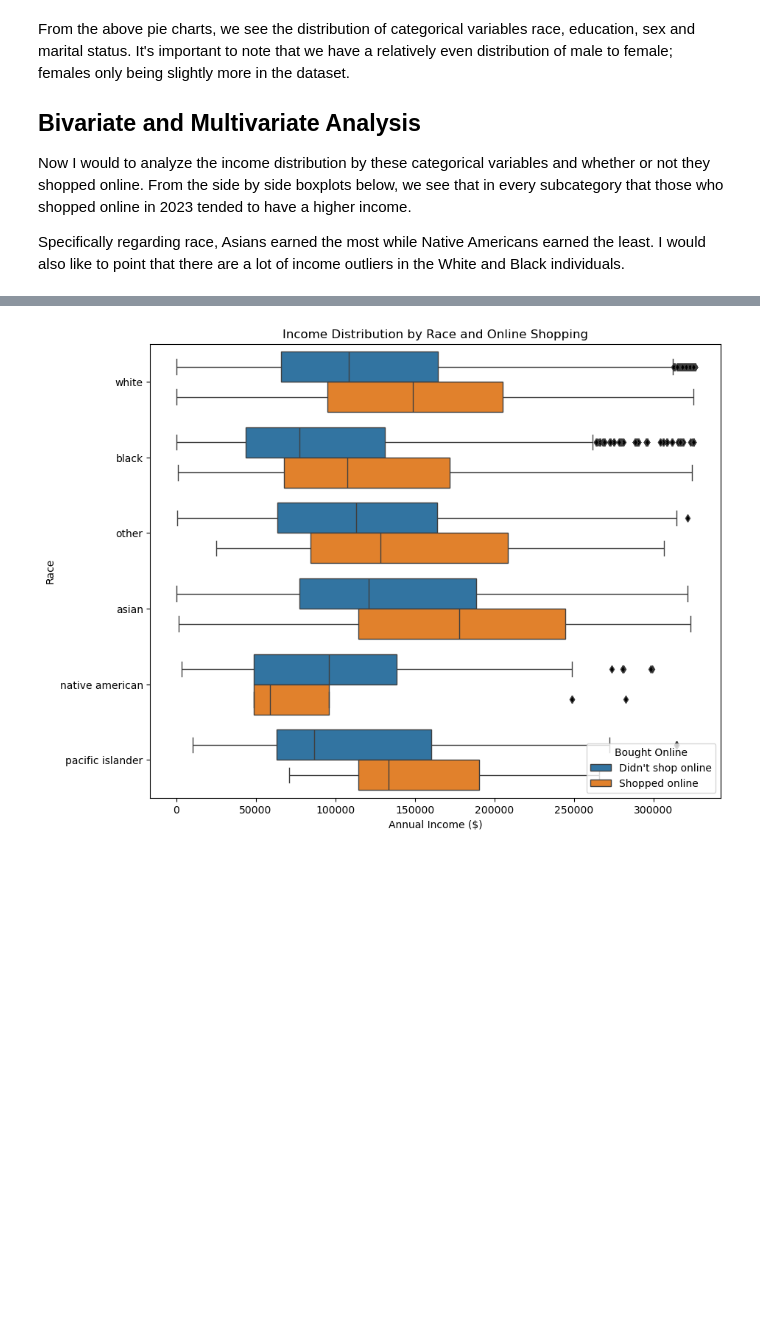
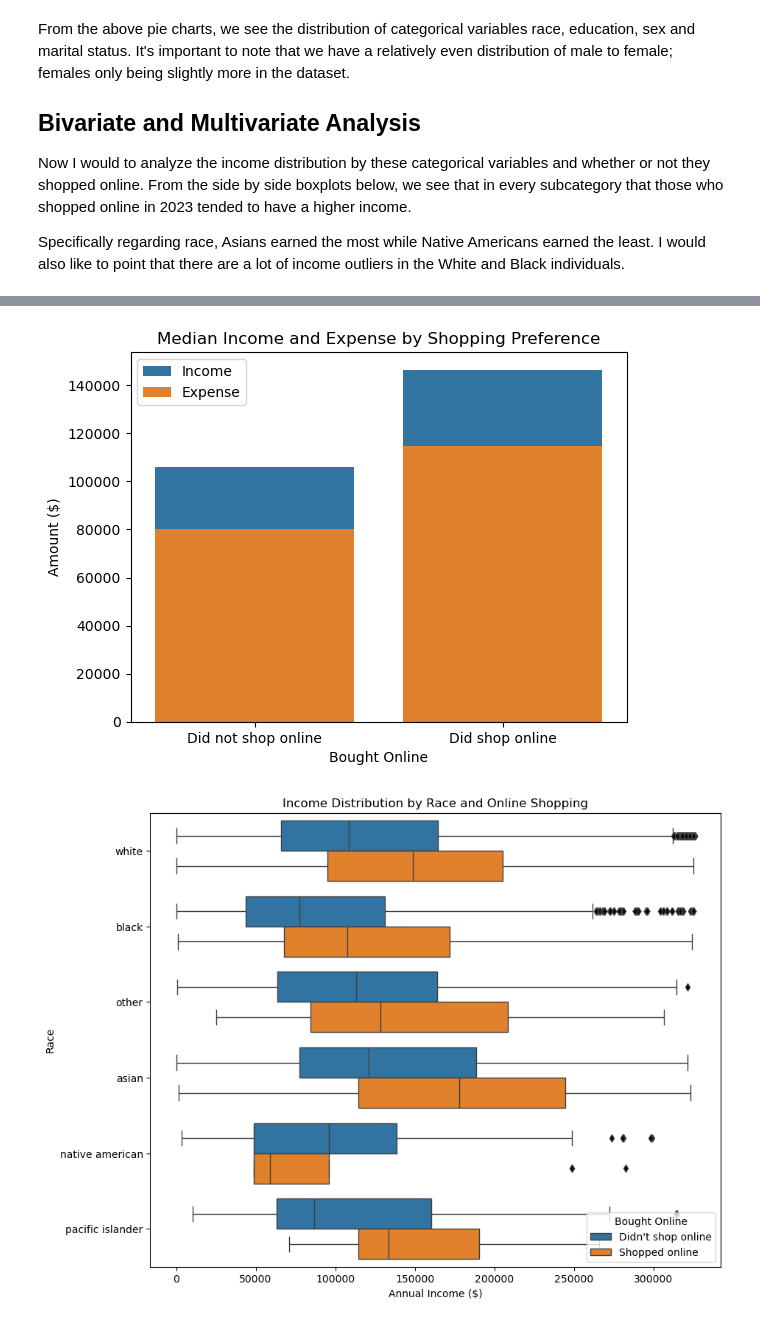
Before and after one commit to hungtran10/5000project-hungtran, a Jupyter notebook: technical-details/eda/main.ipynb, the cells around one changed output, grey strips where cells are left out. Saved outputs shown, nothing was run; the diff lists cells and outputs as text; code cells hidden in the pictures; blank space fills up the shorter version.

```diff
--- a/technical-details/eda/main.ipynb
+++ b/technical-details/eda/main.ipynb
@@ -205,3 +274,23 @@ Specifically regarding race, Asians earned the most while Native Americans earne
+# %%
+
+
+# Group the data by 'bought_online' and calculate median income and expense
+grouped_df = df.groupby('bought_online')[['total_income', 'total_expense']].median()
+
+# Create a bar plot using Seaborn
+sns.barplot(x=grouped_df.index, y='total_income', data=grouped_df.reset_index(), label='Income')
+sns.barplot(x=grouped_df.index, y='total_expense', data=grouped_df.reset_index(), label='Expense')
+
+# Add labels and title
+x_labels = ['Did not shop online', 'Did shop online']
+plt.xticks(range(len(x_labels)), x_labels)
+plt.xlabel('Bought Online')
+plt.ylabel('Amount ($)')
+plt.title('Median Income and Expense by Shopping Preference')
+plt.legend()
+plt.show()
+# %% [output]
+[figure, added]
 # %%
 # Create grouped boxplots for income distribution by race and online shopping preference
 plt.figure(figsize=(10, 8))
```
Also changed, not shown: parts of 13 cells of this notebook, 15 other files.
